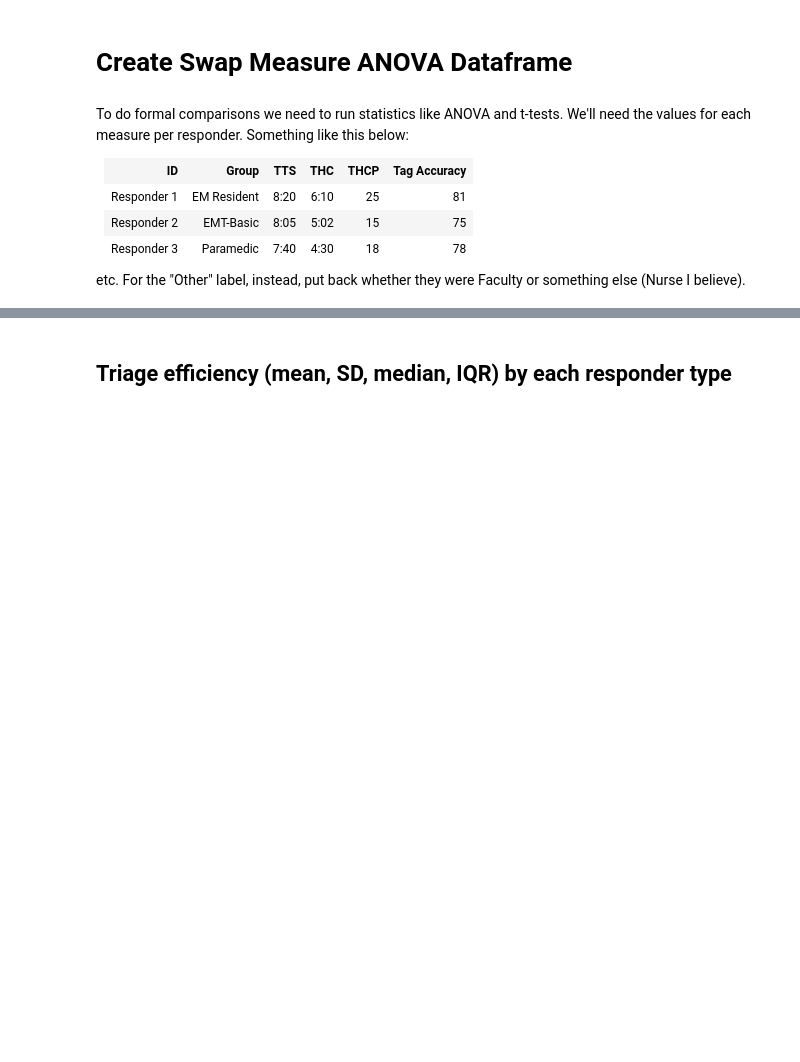
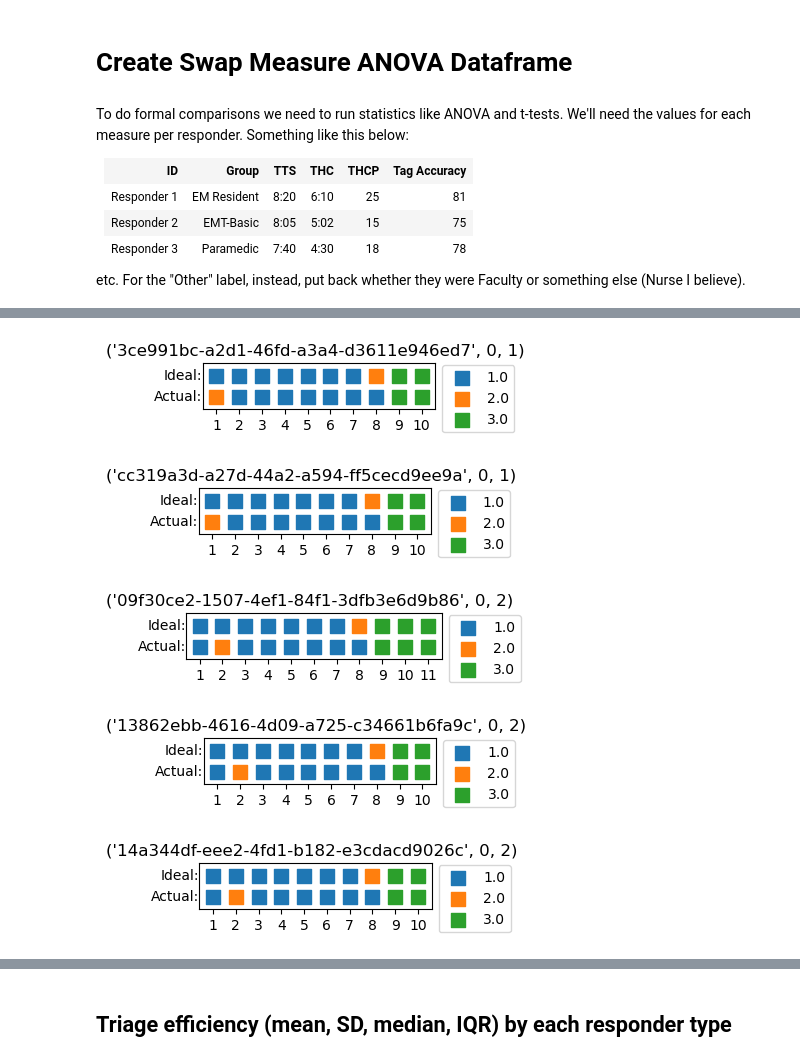
Before and after one commit to dbabbitt/itm-analysis-reporting-1, a Jupyter notebook: builders/Create Swap Measure ANOVA Dataframe.ipynb, the cells around one changed output, grey strips where cells are left out. Saved outputs shown, nothing was run; the diff lists cells and outputs as text; code cells hidden in the pictures; blank space fills up the shorter version.

```diff
--- a/builders/Create Swap Measure ANOVA Dataframe.ipynb
+++ b/builders/Create Swap Measure ANOVA Dataframe.ipynb
@@ -167,0 +205,15 @@ elevens_df.loc[mask_series, 'responder_category'] = elevens_df.loc[mask_series,
+# %%
+
+# Show the worst case scenarios
+n = 5  # Number of times to loop
+for sequence_tuple, n in zip(sorted(tuples_list, key=lambda x: x[2]), range(n)):
+    plt = nu.plot_sequences([sequence_tuple[3], sequence_tuple[4]])
+    title_obj = plt.suptitle(t=(sequence_tuple[0], sequence_tuple[1], sequence_tuple[2]), x=0.5, y=1.2)
+    plt.annotate('Ideal:', (0.0, 2.0), textcoords='offset points', xytext=(-10, 0), ha='right', va='center')
+    plt.annotate('Actual:', (0.0, 2.0), textcoords='offset points', xytext=(-10, -15), ha='right', va='center')
+# %% [output]
+[figure, added]
+[figure, added]
+[figure, added]
+[figure, added]
+[figure, added]
```
Also changed, not shown: parts of 15 cells of this notebook, 13 other files.
